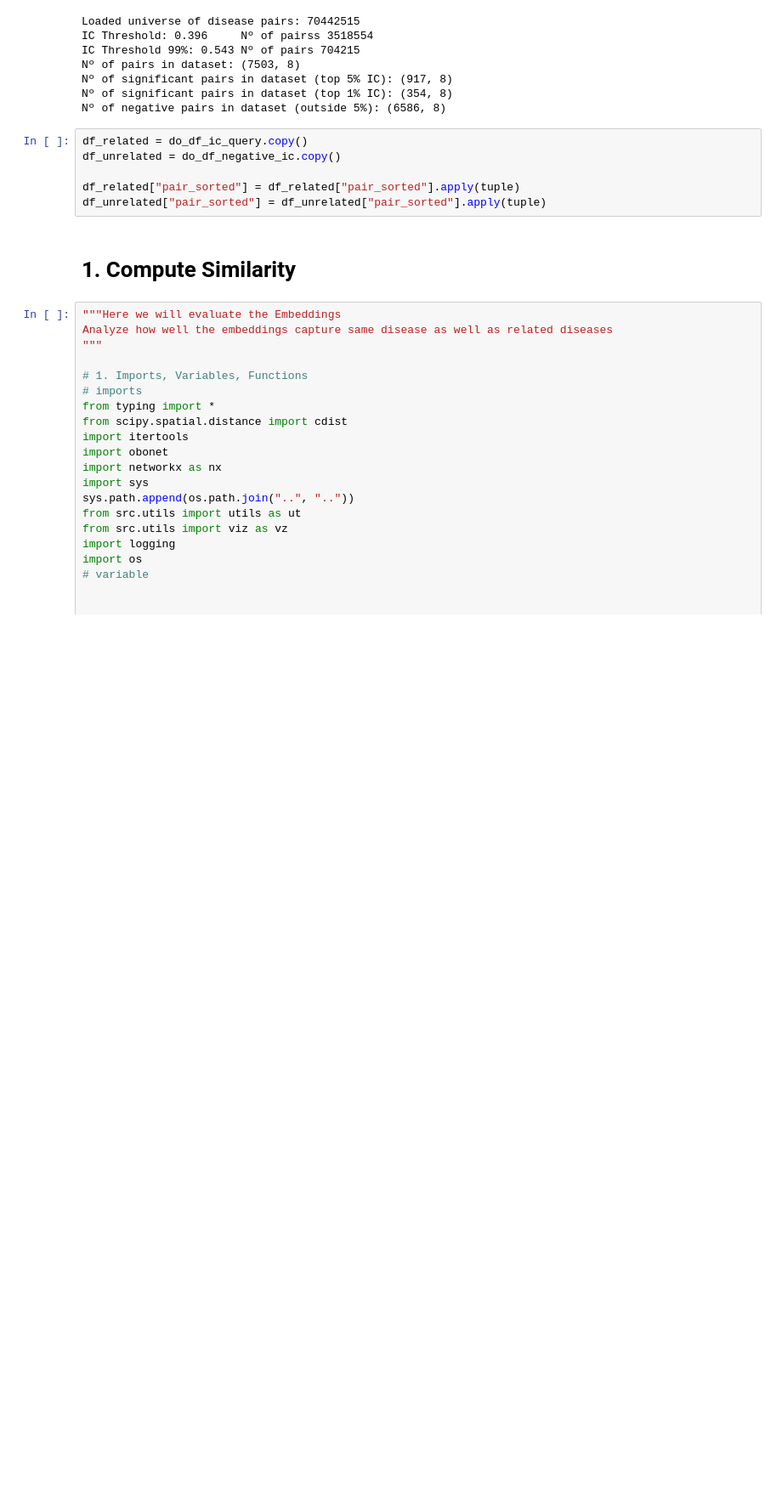
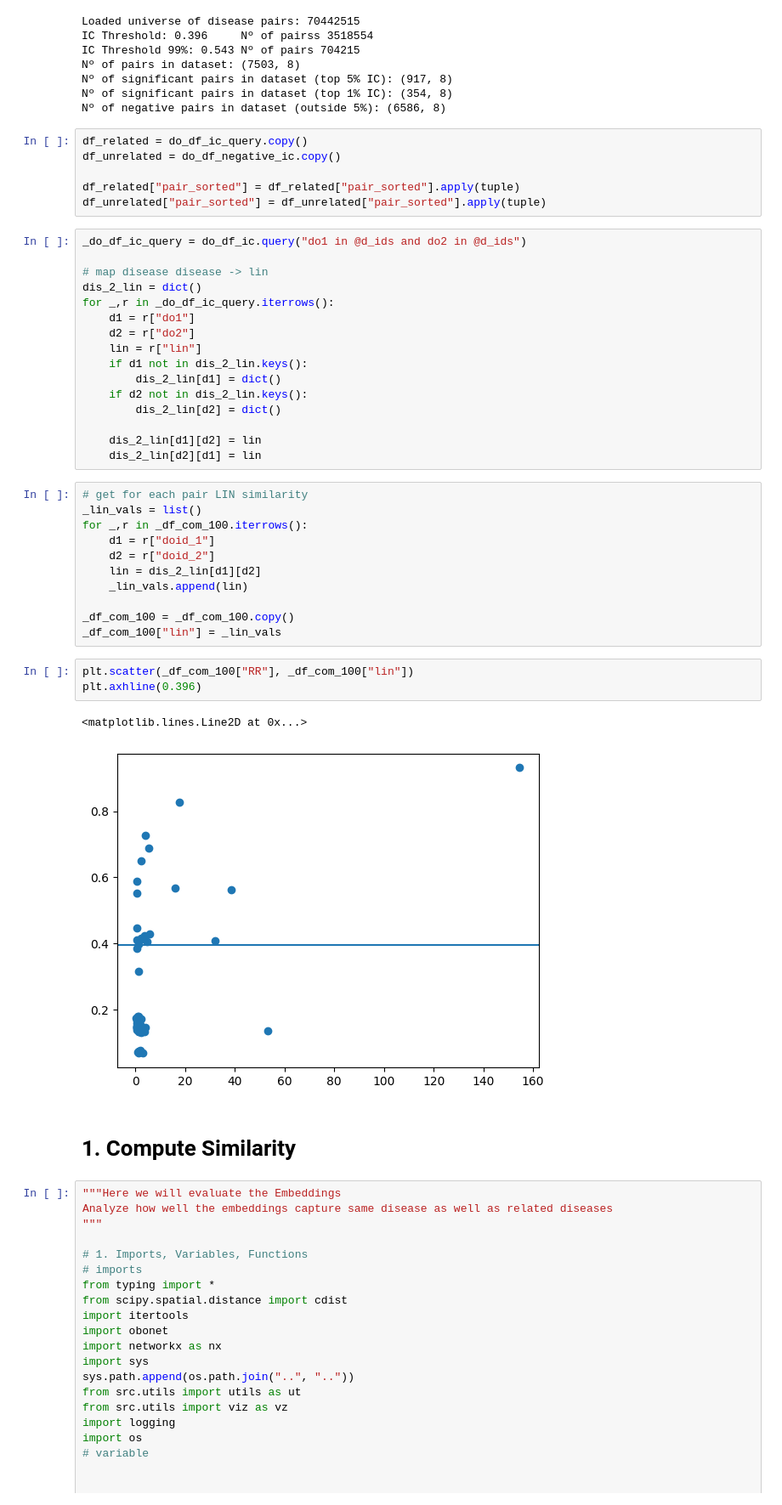
Before and after one commit to 00dylan00/scGPT_playground, a Jupyter notebook: notebooks/pipeline/06-benchmark-comorbidity.ipynb, the cells around one changed output. Shown at 85% size. Cells and saved outputs as stored; diff of their text form; blank space fills up the shorter version.

```diff
--- a/notebooks/pipeline/06-benchmark-comorbidity.ipynb
+++ b/notebooks/pipeline/06-benchmark-comorbidity.ipynb
@@ -338,6 +338,39 @@ df_unrelated = do_df_negative_ic.copy()
 
 df_related["pair_sorted"] = df_related["pair_sorted"].apply(tuple)
 df_unrelated["pair_sorted"] = df_unrelated["pair_sorted"].apply(tuple)
+# %%
+_do_df_ic_query = do_df_ic.query("do1 in @d_ids and do2 in @d_ids")
+
+# map disease disease -> lin
+dis_2_lin = dict()
+for _,r in _do_df_ic_query.iterrows():
+    d1 = r["do1"]
+    d2 = r["do2"]
+    lin = r["lin"]
+    if d1 not in dis_2_lin.keys():
+        dis_2_lin[d1] = dict()
+    if d2 not in dis_2_lin.keys():
+        dis_2_lin[d2] = dict()
+
+    dis_2_lin[d1][d2] = lin
+    dis_2_lin[d2][d1] = lin
+# %%
+# get for each pair LIN similarity
+_lin_vals = list()
+for _,r in _df_com_100.iterrows():
+    d1 = r["doid_1"]
+    d2 = r["doid_2"]
+    lin = dis_2_lin[d1][d2]
+    _lin_vals.append(lin)
+
+_df_com_100 = _df_com_100.copy()
+_df_com_100["lin"] = _lin_vals
+# %%
+plt.scatter(_df_com_100["RR"], _df_com_100["lin"])
+plt.axhline(0.396)
+# %% [output]
+<matplotlib.lines.Line2D at 0x...>
+[figure, added]
 # %% [markdown]
 # 1. Compute Similarity
 # %%
```
Also changed, not shown: parts of 14 cells of this notebook, 10 other files.
